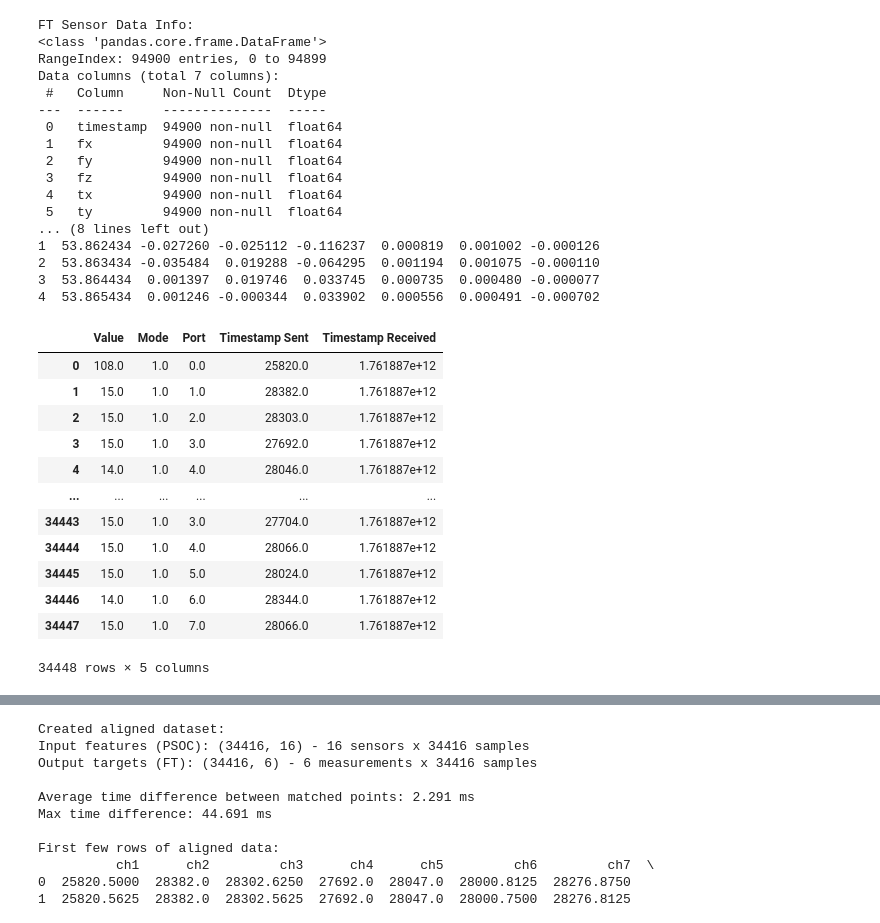
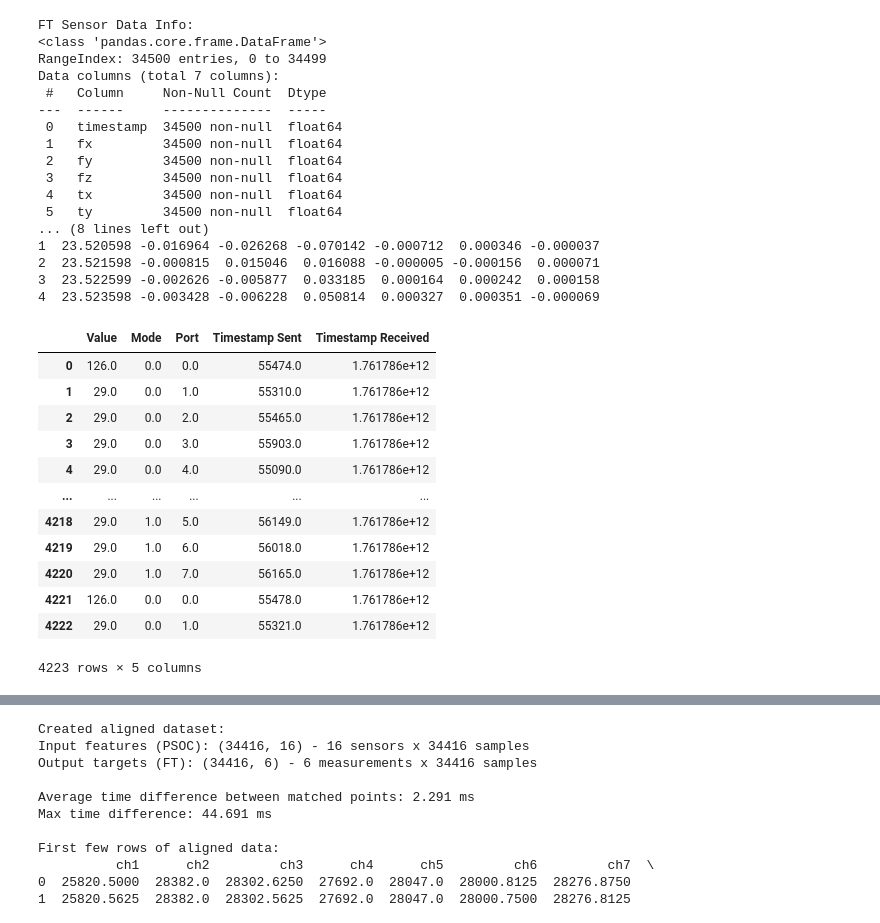
Before and after one commit to ECE382-Team2/ESP_Firmware, a Jupyter notebook: calibration/calibration.ipynb, the cells around one changed output, grey strips where cells are left out. Cells and saved outputs as stored; diff of their text form; code cells hidden in the pictures.

```diff
--- a/calibration/calibration.ipynb
+++ b/calibration/calibration.ipynb
@@ -6,55 +6,55 @@ import numpy as np
 # %%
 # Read the CSV files
 # ft_sensor_data = pd.read_csv('8_ft_sensor_data_20251030_235747.csv')
 # psoc_data = pd.read_csv('8_20251030_235512_test8_actually_tocuhing_properly_plz_red_data.csv')
 
-ft_sensor_data = pd.read_csv('9_ft_sensor_data_20251031_000832.csv')
-psoc_data = pd.read_csv('9_20251031_000641_test9_blue_but_touching_properly_data.csv')
+ft_sensor_data = pd.read_csv('ft_sensor_data_20251023_021626.csv')
+psoc_data = pd.read_csv('20251029_195156__C__Users_Will_miniconda3_shell_condabin_conda-hook.ps1_____conda_activate_base__data.csv')
 
 
 
 # Display basic information about the datasets
 print("FT Sensor Data Info:")
 print(ft_sensor_data.info())
 print("\nFirst few rows of FT Sensor Data:")
 print(ft_sensor_data.head())
 
 # print("\nPSOC Data Info:")
 # print(psoc_data.info())
 # print("\nFirst few rows of PSOC Data:")
 # print(psoc_data.head())
 psoc_data
 # %% [output]
 FT Sensor Data Info:
 <class 'pandas.core.frame.DataFrame'>
-RangeIndex: 94900 entries, 0 to 94899
+RangeIndex: 34500 entries, 0 to 34499
 Data columns (total 7 columns):
  #   Column     Non-Null Count  Dtype
 ---  ------     --------------  -----
- 0   timestamp  94900 non-null  float64
- 1   fx         94900 non-null  float64
- 2   fy         94900 non-null  float64
- 3   fz         94900 non-null  float64
- 4   tx         94900 non-null  float64
- 5   ty         94900 non-null  float64
+ 0   timestamp  34500 non-null  float64
+ 1   fx         34500 non-null  float64
+ 2   fy         34500 non-null  float64
+ 3   fz         34500 non-null  float64
+ 4   tx         34500 non-null  float64
+ 5   ty         34500 non-null  float64
 ... (8 lines left out)
-1  53.862434 -0.027260 -0.025112 -0.116237  0.000819  0.001002 -0.000126
-2  53.863434 -0.035484  0.019288 -0.064295  0.001194  0.001075 -0.000110
-3  53.864434  0.001397  0.019746  0.033745  0.000735  0.000480 -0.000077
-4  53.865434  0.001246 -0.000344  0.033902  0.000556  0.000491 -0.000702
+1  23.520598 -0.016964 -0.026268 -0.070142 -0.000712  0.000346 -0.000037
+2  23.521598 -0.000815  0.015046  0.016088 -0.000005 -0.000156  0.000071
+3  23.522599 -0.002626 -0.005877  0.033185  0.000164  0.000242  0.000158
+4  23.523598 -0.003428 -0.006228  0.050814  0.000327  0.000351 -0.000069
 |  | Value | Mode | Port | Timestamp Sent | Timestamp Received |
-| 0 | 108.0 | 1.0 | 0.0 | 25820.0 | 1.761887e+12 |
-| 1 | 15.0 | 1.0 | 1.0 | 28382.0 | 1.761887e+12 |
-| 2 | 15.0 | 1.0 | 2.0 | 28303.0 | 1.761887e+12 |
-| 3 | 15.0 | 1.0 | 3.0 | 27692.0 | 1.761887e+12 |
-| 4 | 14.0 | 1.0 | 4.0 | 28046.0 | 1.761887e+12 |
+| 0 | 126.0 | 0.0 | 0.0 | 55474.0 | 1.761786e+12 |
+| 1 | 29.0 | 0.0 | 1.0 | 55310.0 | 1.761786e+12 |
+| 2 | 29.0 | 0.0 | 2.0 | 55465.0 | 1.761786e+12 |
+| 3 | 29.0 | 0.0 | 3.0 | 55903.0 | 1.761786e+12 |
+| 4 | 29.0 | 0.0 | 4.0 | 55090.0 | 1.761786e+12 |
 | ... | ... | ... | ... | ... | ... |
-| 34443 | 15.0 | 1.0 | 3.0 | 27704.0 | 1.761887e+12 |
-| 34444 | 15.0 | 1.0 | 4.0 | 28066.0 | 1.761887e+12 |
-| 34445 | 15.0 | 1.0 | 5.0 | 28024.0 | 1.761887e+12 |
-| 34446 | 14.0 | 1.0 | 6.0 | 28344.0 | 1.761887e+12 |
-| 34447 | 15.0 | 1.0 | 7.0 | 28066.0 | 1.761887e+12 |
+| 4218 | 29.0 | 1.0 | 5.0 | 56149.0 | 1.761786e+12 |
+| 4219 | 29.0 | 1.0 | 6.0 | 56018.0 | 1.761786e+12 |
+| 4220 | 29.0 | 1.0 | 7.0 | 56165.0 | 1.761786e+12 |
+| 4221 | 126.0 | 0.0 | 0.0 | 55478.0 | 1.761786e+12 |
+| 4222 | 29.0 | 0.0 | 1.0 | 55321.0 | 1.761786e+12 |
-34448 rows × 5 columns
+4223 rows × 5 columns
 # %%
 ###################### pre-process PSOC data: ######################
 
```
Also changed, not shown: parts of 6 cells of this notebook.
